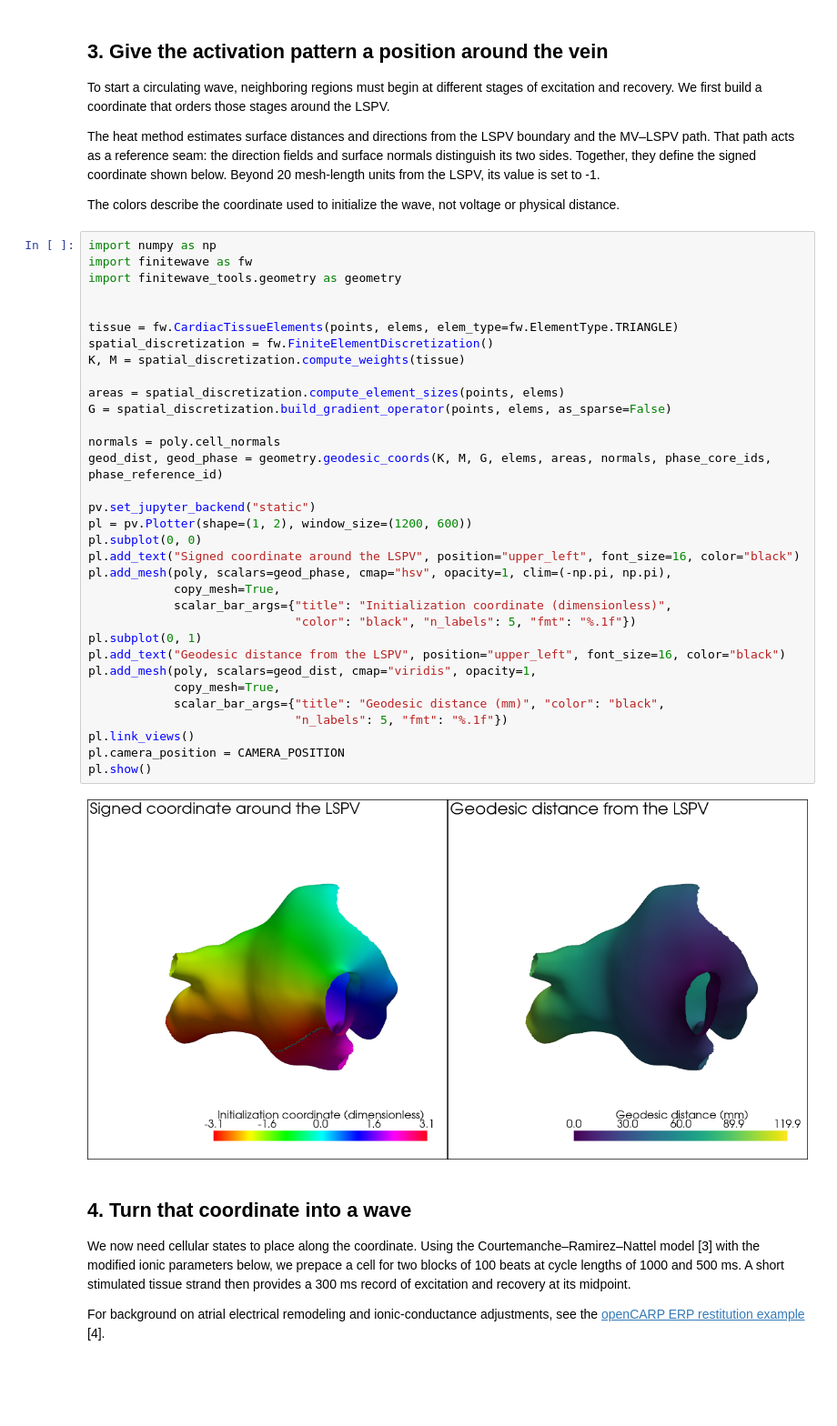
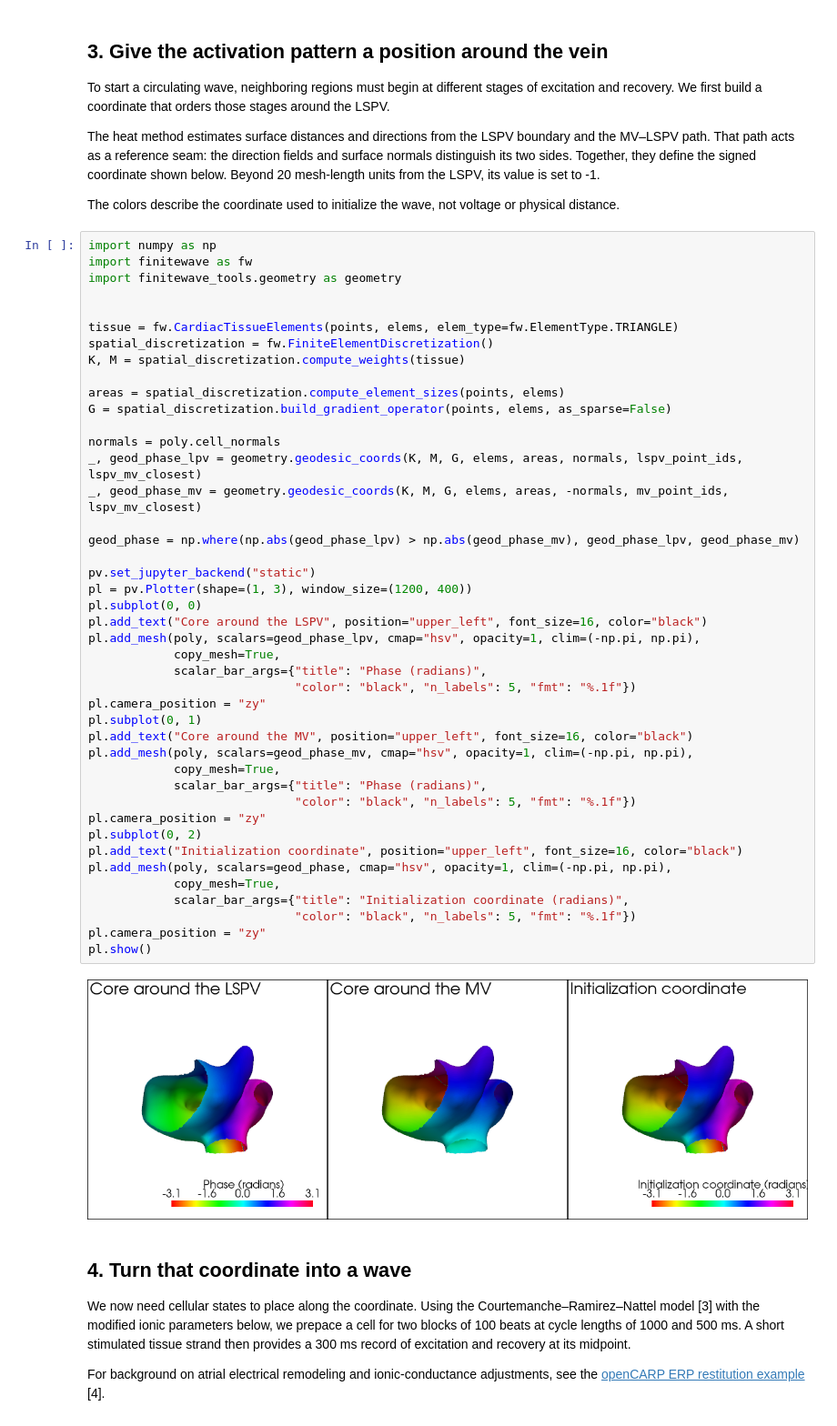
Before and after one commit to finitewave/Finitewave-Tools, a Jupyter notebook: Tutorials/Atrial Tachycardia Ablation.ipynb, the cells around one changed output. Shown at 91% size. Drawn from its saved outputs; the diff is of its cells as text; blank space fills up the shorter version.

```diff
--- a/Tutorials/Atrial Tachycardia Ablation.ipynb
+++ b/Tutorials/Atrial Tachycardia Ablation.ipynb
@@ -150,38 +150,48 @@ The colors describe the coordinate used to initialize the wave, not voltage or p
 # %%
 import numpy as np
 import finitewave as fw
 import finitewave_tools.geometry as geometry
 
 
 tissue = fw.CardiacTissueElements(points, elems, elem_type=fw.ElementType.TRIANGLE)
 spatial_discretization = fw.FiniteElementDiscretization()
 K, M = spatial_discretization.compute_weights(tissue)
 
 areas = spatial_discretization.compute_element_sizes(points, elems)
 G = spatial_discretization.build_gradient_operator(points, elems, as_sparse=False)
 
 normals = poly.cell_normals
-geod_dist, geod_phase = geometry.geodesic_coords(K, M, G, elems, areas, normals, phase_core_ids, phase_reference_id)
+_, geod_phase_lpv = geometry.geodesic_coords(K, M, G, elems, areas, normals, lspv_point_ids, lspv_mv_closest)
+_, geod_phase_mv = geometry.geodesic_coords(K, M, G, elems, areas, -normals, mv_point_ids, lspv_mv_closest)
+
+geod_phase = np.where(np.abs(geod_phase_lpv) > np.abs(geod_phase_mv), geod_phase_lpv, geod_phase_mv)
 
 pv.set_jupyter_backend("static")
-pl = pv.Plotter(shape=(1, 2), window_size=(1200, 600))
+pl = pv.Plotter(shape=(1, 3), window_size=(1200, 400))
 pl.subplot(0, 0)
-pl.add_text("Signed coordinate around the LSPV", position="upper_left", font_size=16, color="black")
+pl.add_text("Core around the LSPV", position="upper_left", font_size=16, color="black")
+pl.add_mesh(poly, scalars=geod_phase_lpv, cmap="hsv", opacity=1, clim=(-np.pi, np.pi),
+            copy_mesh=True,
+            scalar_bar_args={"title": "Phase (radians)",
+                             "color": "black", "n_labels": 5, "fmt": "%.1f"})
+pl.camera_position = "zy"
+pl.subplot(0, 1)
+pl.add_text("Core around the MV", position="upper_left", font_size=16, color="black")
+pl.add_mesh(poly, scalars=geod_phase_mv, cmap="hsv", opacity=1, clim=(-np.pi, np.pi),
+            copy_mesh=True,
+            scalar_bar_args={"title": "Phase (radians)",
+                             "color": "black", "n_labels": 5, "fmt": "%.1f"})
+pl.camera_position = "zy"
+pl.subplot(0, 2)
+pl.add_text("Initialization coordinate", position="upper_left", font_size=16, color="black")
 pl.add_mesh(poly, scalars=geod_phase, cmap="hsv", opacity=1, clim=(-np.pi, np.pi),
             copy_mesh=True,
-            scalar_bar_args={"title": "Initialization coordinate (dimensionless)",
+            scalar_bar_args={"title": "Initialization coordinate (radians)",
                              "color": "black", "n_labels": 5, "fmt": "%.1f"})
-pl.subplot(0, 1)
-pl.add_text("Geodesic distance from the LSPV", position="upper_left", font_size=16, color="black")
-pl.add_mesh(poly, scalars=geod_dist, cmap="viridis", opacity=1,
-            copy_mesh=True,
-            scalar_bar_args={"title": "Geodesic distance (mm)", "color": "black",
-                             "n_labels": 5, "fmt": "%.1f"})
-pl.link_views()
-pl.camera_position = CAMERA_POSITION
+pl.camera_position = "zy"
 pl.show()
 # %% [output]
-[figure, old version]
+[figure, new version]
 # %% [markdown]
 ## 4. Turn that coordinate into a wave
 
```
Also changed, not shown: parts of 5 cells of this notebook, 15 other files.
